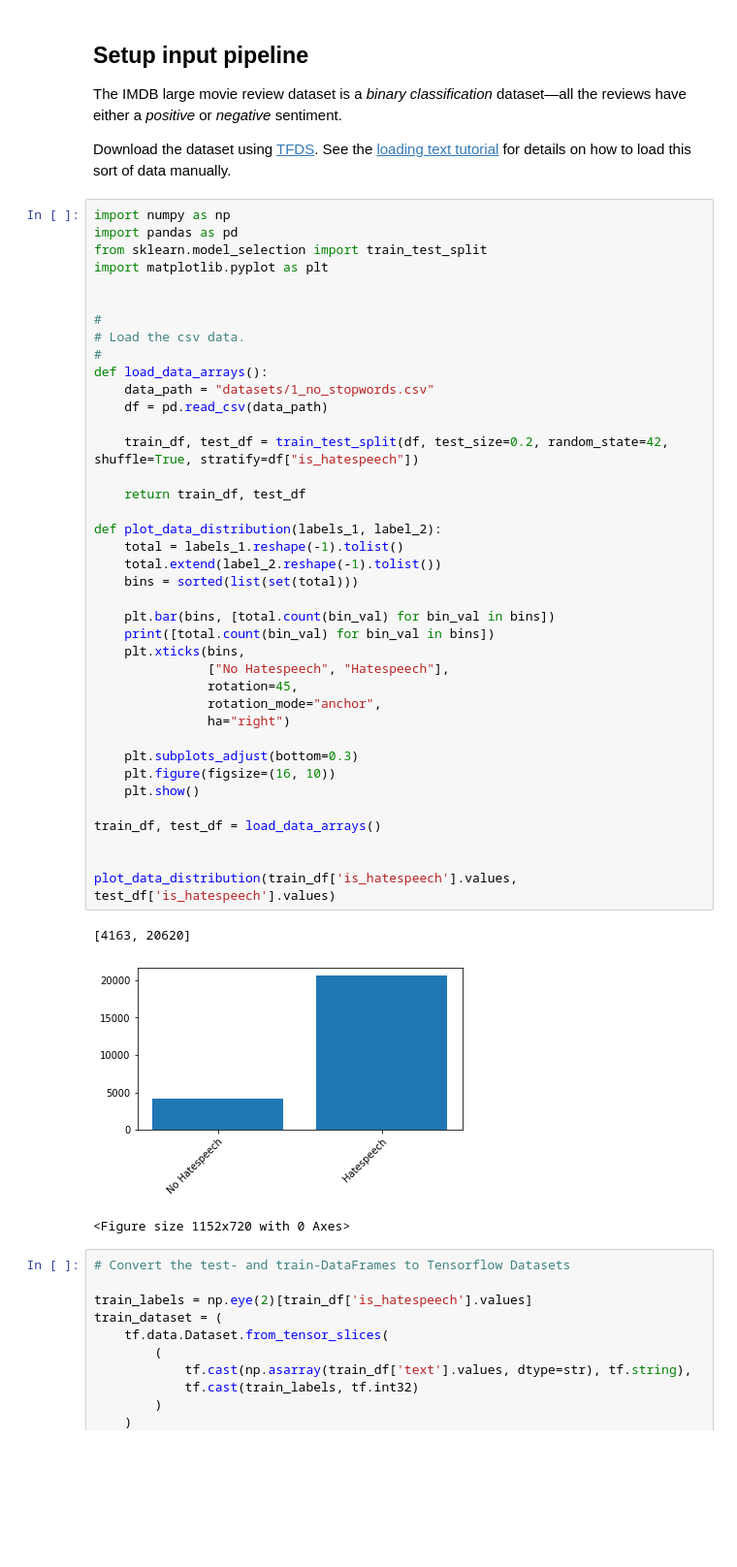
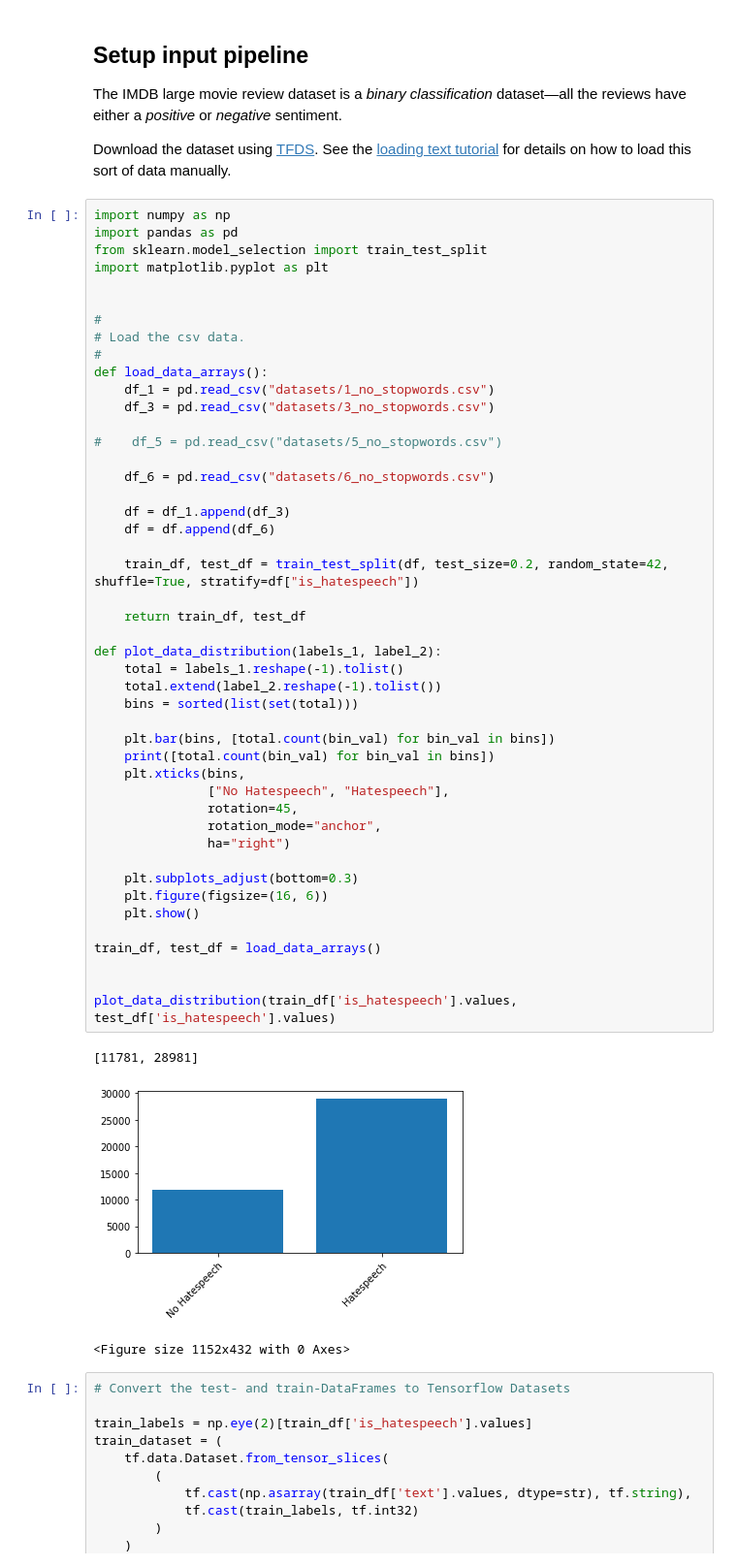
Before and after one commit to Caramba997/hatespeech_classifier, a Jupyter notebook: text_classification_rnn.ipynb, the cells around one changed output. Shown at 97% size. Cells and saved outputs as stored; diff of their text form; blank space fills up the shorter version.

```diff
--- a/text_classification_rnn.ipynb
+++ b/text_classification_rnn.ipynb
@@ -70,39 +70,46 @@ import matplotlib.pyplot as plt
 #
 # Load the csv data.
 #
 def load_data_arrays():
-    data_path = "datasets/1_no_stopwords.csv"
-    df = pd.read_csv(data_path)
+    df_1 = pd.read_csv("datasets/1_no_stopwords.csv")
+    df_3 = pd.read_csv("datasets/3_no_stopwords.csv")
+
+#    df_5 = pd.read_csv("datasets/5_no_stopwords.csv")
+
+    df_6 = pd.read_csv("datasets/6_no_stopwords.csv")
+
+    df = df_1.append(df_3)
+    df = df.append(df_6)
 
     train_df, test_df = train_test_split(df, test_size=0.2, random_state=42, shuffle=True, stratify=df["is_hatespeech"])
 
     return train_df, test_df
 
 def plot_data_distribution(labels_1, label_2):
     total = labels_1.reshape(-1).tolist()
     total.extend(label_2.reshape(-1).tolist())
     bins = sorted(list(set(total)))
 
     plt.bar(bins, [total.count(bin_val) for bin_val in bins])
     print([total.count(bin_val) for bin_val in bins])
     plt.xticks(bins,
                ["No Hatespeech", "Hatespeech"],
                rotation=45,
                rotation_mode="anchor",
                ha="right")
 
     plt.subplots_adjust(bottom=0.3)
-    plt.figure(figsize=(16, 10))
+    plt.figure(figsize=(16, 6))
     plt.show()
 
 train_df, test_df = load_data_arrays()
 
 
 plot_data_distribution(train_df['is_hatespeech'].values, test_df['is_hatespeech'].values)
 # %% [output]
-[4163, 20620]
+[11781, 28981]
-[figure, old version]
+[figure, new version]
-<Figure size 1152x720 with 0 Axes>
+<Figure size 1152x432 with 0 Axes>
 # %%
 # Convert the test- and train-DataFrames to Tensorflow Datasets
 
```
Also changed, not shown: parts of 18 cells of this notebook.
